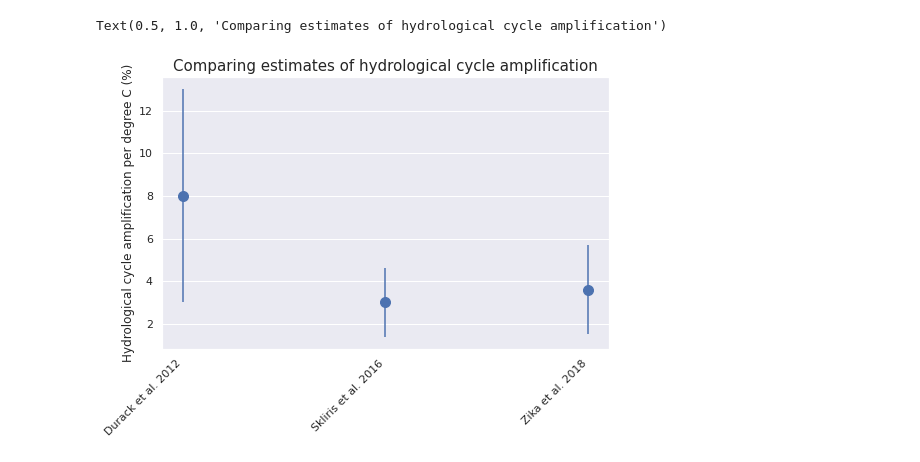
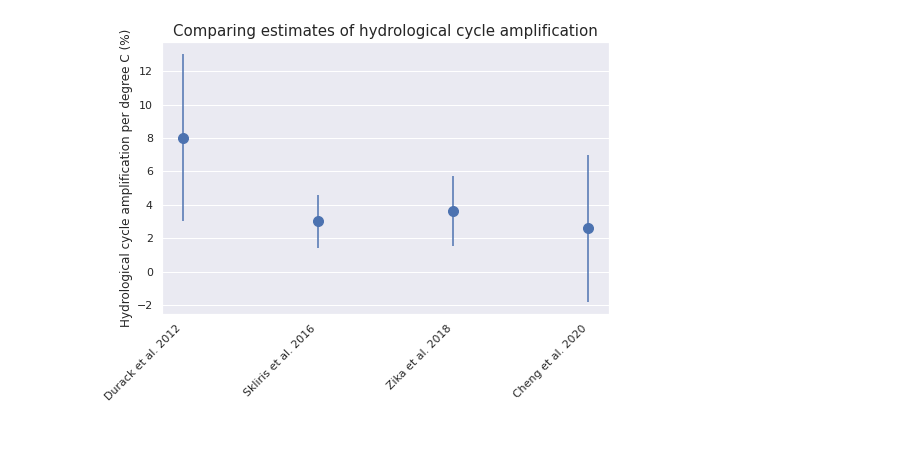
Before and after one commit to aurora-bf/freshwater_flux_linresp, a Jupyter notebook: app_to_obs/plot_compare_results.ipynb, the cells around one changed output. Cells and saved outputs as stored; diff of their text form; code cells hidden in the pictures.

```diff
--- a/app_to_obs/plot_compare_results.ipynb
+++ b/app_to_obs/plot_compare_results.ipynb
@@ -26,22 +26,27 @@ import xesmf as xe
 #amplification per degree C
 
 zika_mean=3.6
+cheng_mean=2.6
 durack_mean=8
 skliris2016_mean=3.0
 us_mean=3.859
 
 skliris2016_std=1.6
+cheng_std=4.4
 zika_std=2.1
 durack_std=5
 us_std=1.148
 
 
-mean=[durack_mean,skliris2016_mean,zika_mean,us_mean]
-std=[durack_std,skliris2016_std,zika_std,us_std]
+
+
+mean=[durack_mean,skliris2016_mean,zika_mean,cheng_mean,us_mean]
+std=[durack_std,skliris2016_std,zika_std,cheng_std,us_std]
 
 #skliris over period 1950 to 2010
 #zika 1957 to 2016
 #durack 1950 to 2000
+#cheng 1960 to 2005
 # %%
 import seaborn as sns
 sns.set_style(style="darkgrid")
@@ -66,16 +71,19 @@ mpl.pyplot.savefig('fig4.pdf', dpi=500,bbox_inches='tight')
 # %%
 import seaborn as sns
 sns.set_style(style="darkgrid")
 fig,ax=plt.subplots(figsize=(8,5))
 sns.set(font_scale = 1)
-plt.errorbar(np.linspace(1,3,3), mean[0:3],yerr=std[0:3],fmt ='o',
+plt.errorbar(np.linspace(1,4,4), mean[0:4],yerr=std[0:4],fmt ='o',
         ms=10)
+#plt.scatter(5,)
 ax.xaxis.grid()
-xticks=['Durack et al. 2012','Skliris et al. 2016','Zika et al. 2018']
-plt.xticks(np.linspace(1,3,3),xticks)
+xticks=['Durack et al. 2012','Skliris et al. 2016','Zika et al. 2018','Cheng et al. 2020']
+plt.xticks(np.linspace(1,4,4),xticks)
 ax.set_xticklabels(xticks, rotation = 45, ha="right")
 ax.set_ylabel('Hydrological cycle amplification per degree C (%)')
 plt.title('Comparing estimates of hydrological cycle amplification',fontsize=15)
+
+
+mpl.pyplot.savefig('fig4.pdf', dpi=500,bbox_inches='tight')
 # %% [output]
-Text(0.5, 1.0, 'Comparing estimates of hydrological cycle amplification')
-[figure, old version]
+[figure, new version]
```
Also changed, not shown: parts of 1 cell of this notebook, 26 other files.
